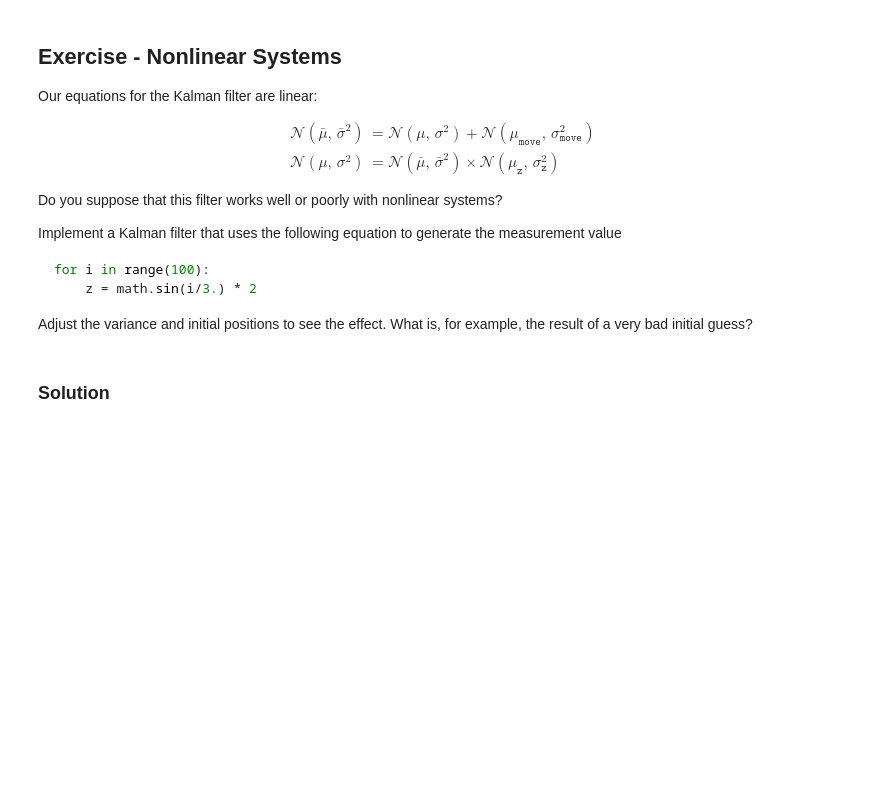
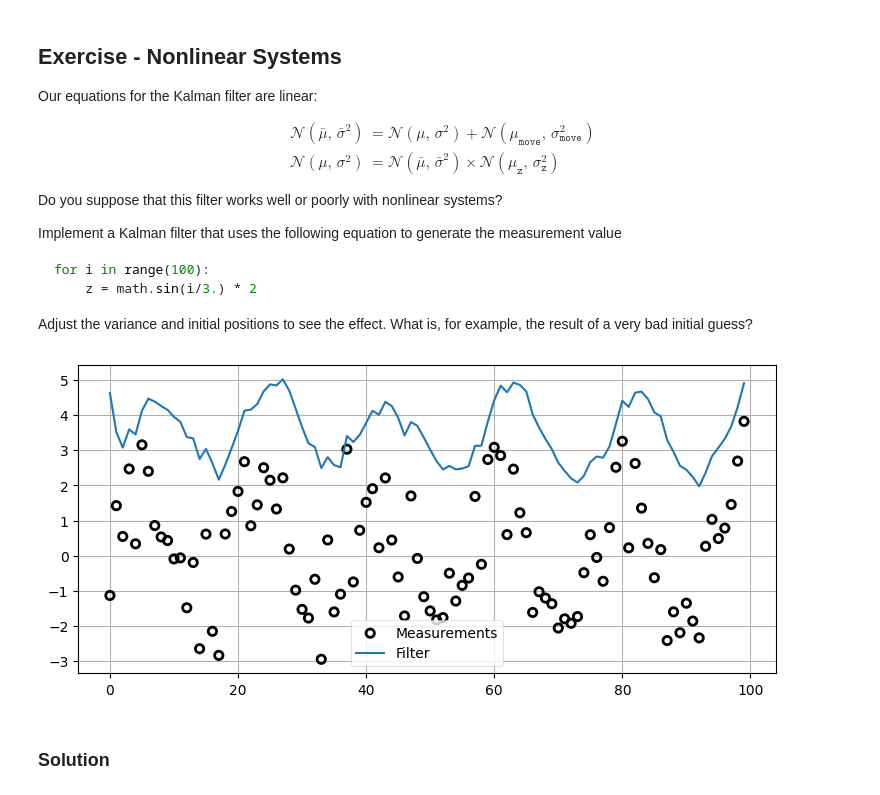
Before and after one commit to jhug12/Kalman-and-Bayesian-Filters-in-Python, a Jupyter notebook: 04-One-Dimensional-Kalman-Filters.ipynb, the cells around one changed output. Drawn from its saved outputs; the diff is of its cells as text; code cells hidden in the pictures; blank space fills up the shorter version.

```diff
--- a/04-One-Dimensional-Kalman-Filters.ipynb
+++ b/04-One-Dimensional-Kalman-Filters.ipynb
@@ -1225,3 +1239,25 @@ Adjust the variance and initial positions to see the effect. What is, for exampl
+# %%
+import math
+
+sensor_var = 30.0
+process_var = 2.0
+process_model = gaussian(1.0, process_var)
+
+pos = gaussian(100, 500.0)
+ps = []
+zs = []
+for i in range(100):
+    z = math.sin(i / 3.0) * 2 + randn() * 1.2
+    zs.append(z)
+    prior = predict(pos, process_model)
+    pos = update(prior, gaussian(z, sensor_var))
+    ps.append(pos.mean)
+
+book_plots.plot_measurements(zs, lw=1)
+book_plots.plot_filter(ps)
+plt.legend(loc="best");
+# %% [output]
+[figure, added]
 # %% [markdown]
 ### Solution
 # %%
```
Also changed, not shown: parts of 11 cells of this notebook.
